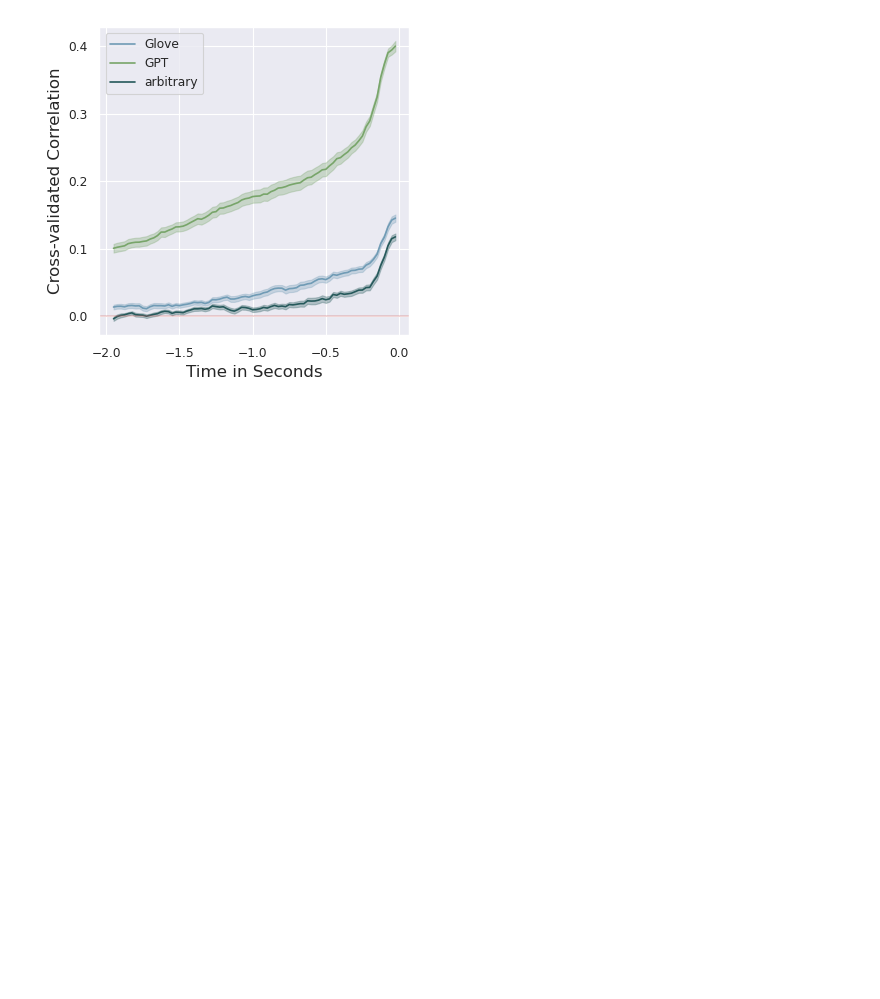
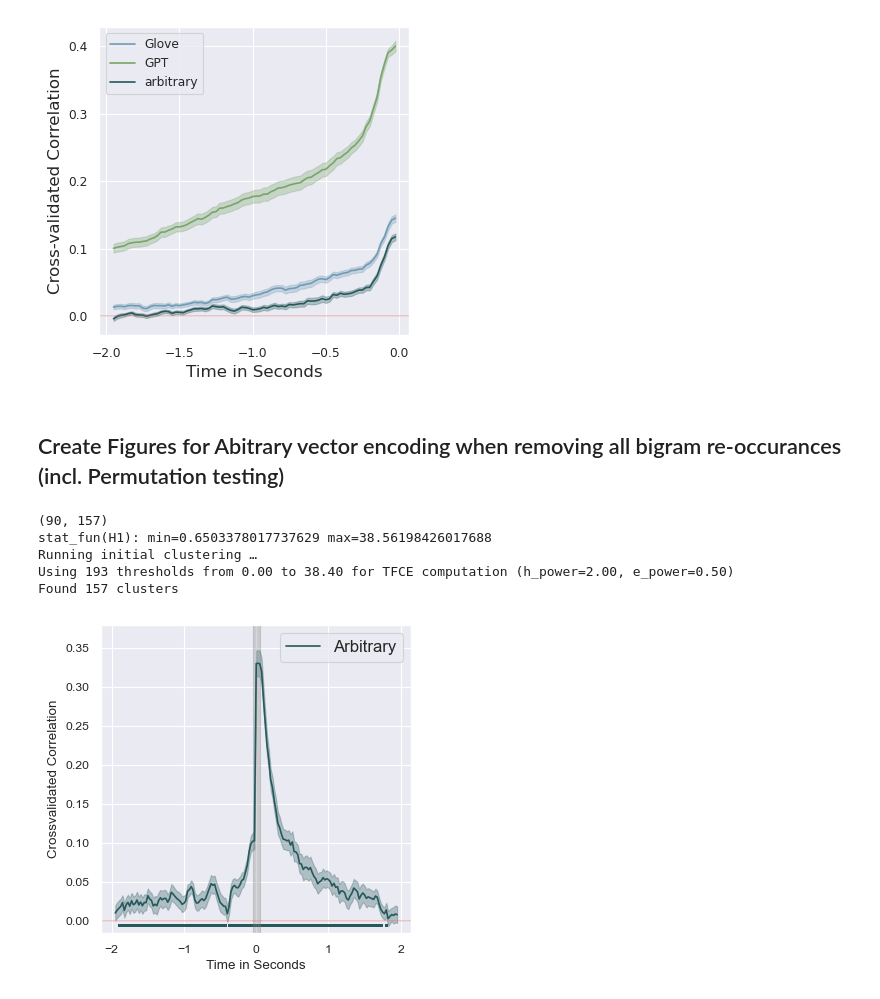
Before and after one commit to InesSchoenmann/Lingpred, a Jupyter notebook: notebooks_new/Figure.ipynb, the cells around one changed output. Drawn from its saved outputs; the diff is of its cells as text; code cells hidden in the pictures; blank space fills up the shorter version.

Commit message:
added permutation testing to figures notebook for Acoustic encoding for arbitrary vectors with reoccurring bigrams removed

```diff
--- a/notebooks_new/Figure.ipynb
+++ b/notebooks_new/Figure.ipynb
@@ -132,3 +133,15 @@ plotting.plot_selfpredictability(bigrams_removed=True)
 plotting.plot_predicting_acoustics(dataset='Armani', bigrams_removed=True, use_regressed_out=False, plot_split=False)
 # %% [output]
 [figure]
+# %% [markdown]
+## Create Figures for Abitrary vector encoding when removing all bigram re-occurances (incl. Permutation testing)
+# %%
+plotting.plot_base_effect(subject=1, models=['Arbitrary'], dataset='Goldstein', legend=True,
+                     use_regressed_out=False, use_bigrams_removed=True, plot_acoustic=True)
+# %% [output]
+(90, 157)
+stat_fun(H1): min=0.6503378017737629 max=38.56198426017688
+Running initial clustering …
+Using 193 thresholds from 0.00 to 38.40 for TFCE computation (h_power=2.00, e_power=0.50)
+Found 157 clusters
+[figure, added]
```
Also changed, not shown: parts of 2 cells of this notebook, 5 other files.
